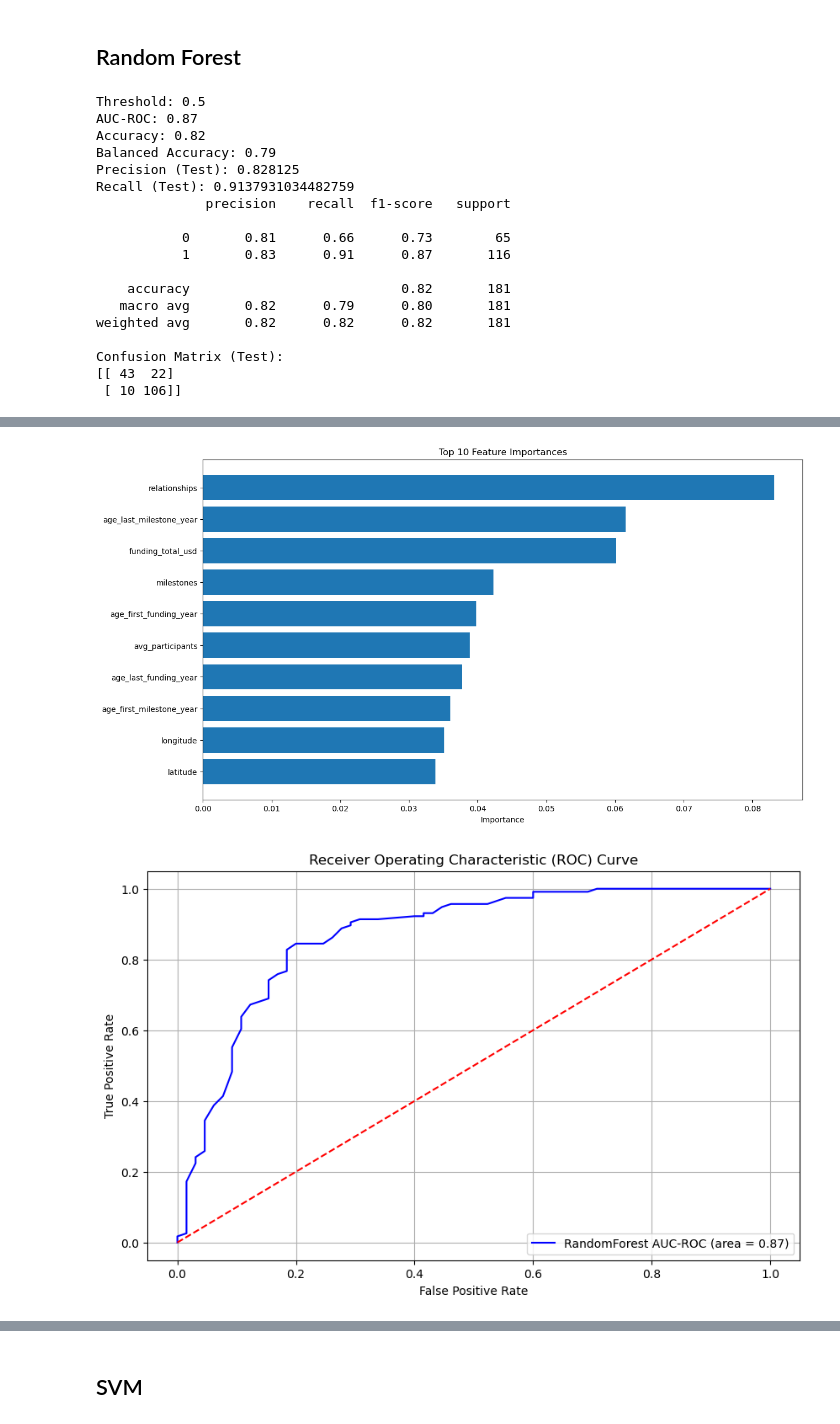
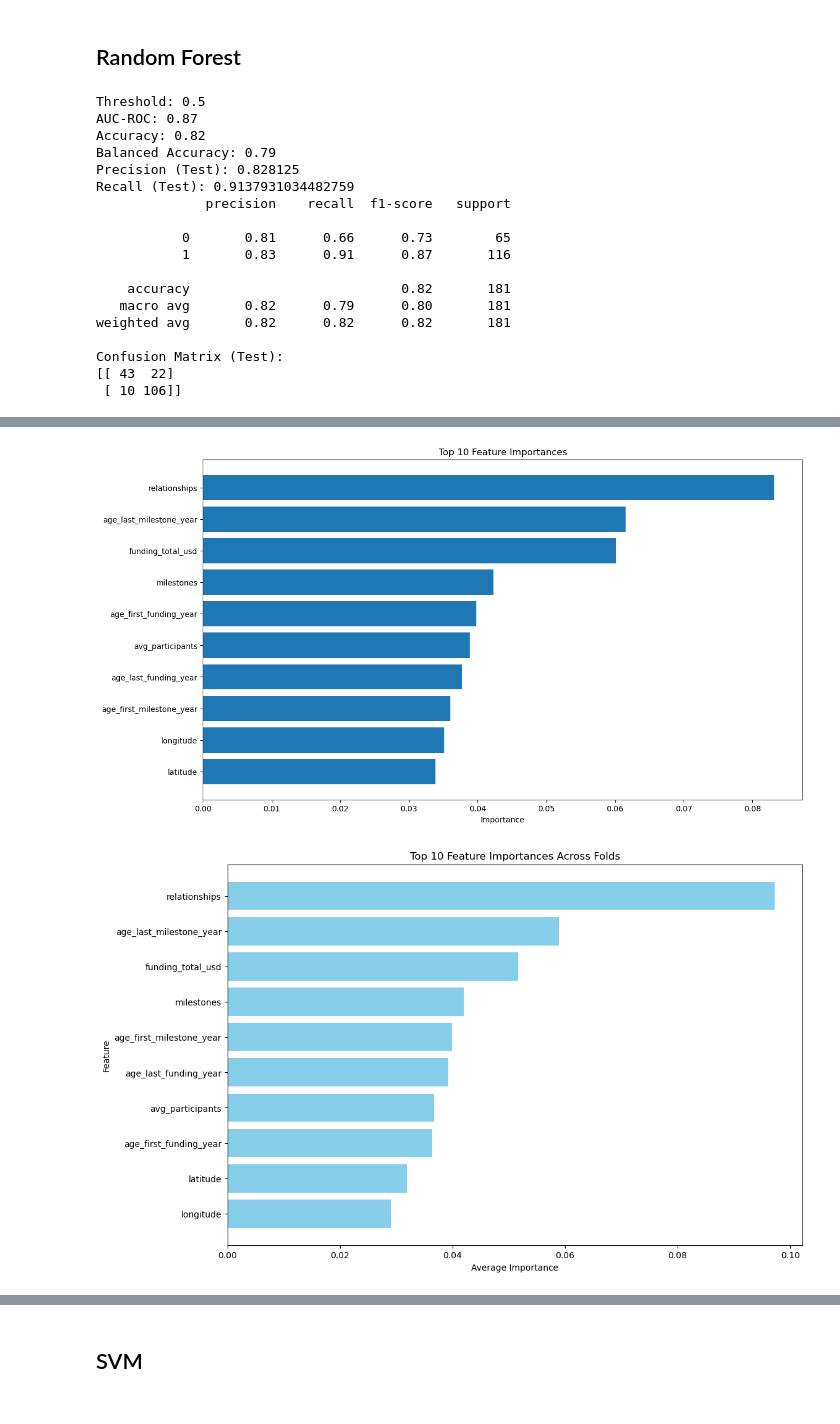
Before and after one commit to MayaVB/Applied_DS_Project, a Jupyter notebook: notebooks/main(20).ipynb, the cells around one changed output, grey strips where cells are left out. Saved outputs shown, nothing was run; the diff lists cells and outputs as text; code cells hidden in the pictures.

```diff
--- a/notebooks/main(20).ipynb
+++ b/notebooks/main(20).ipynb
@@ -349,31 +349,32 @@ rf_clf.fit(X_train, y_train)
 rf_pred, rf_prob = predict_model(rf_clf, X_test)
 metrics['RandomForest'] = evaluate_model(y_test, rf_pred, rf_prob, threshold=0.5)
 metrics['RandomForest']['Kappa'] = round(cv_results_rf['mean_kappa'], 2)
 
 # Plot feature importances
 plot_feature_importances(rf_clf, feature_names=X.columns, num_of_features=10)
+plot_feature_importances_kfold_agg(cv_results_rf['feature_importances'], feature_names)
 
 # Plot AUC-ROC curve
 plot_auc_roc_curve(y_test, rf_prob, model_name='RandomForest')
 # %% [output]
 Threshold: 0.5
 AUC-ROC: 0.87
 Accuracy: 0.82
 Balanced Accuracy: 0.79
 Precision (Test): 0.828125
 Recall (Test): 0.9137931034482759
               precision    recall  f1-score   support
 
            0       0.81      0.66      0.73        65
            1       0.83      0.91      0.87       116
 
     accuracy                           0.82       181
    macro avg       0.82      0.79      0.80       181
 weighted avg       0.82      0.82      0.82       181
 
 Confusion Matrix (Test):
 [[ 43  22]
  [ 10 106]]
 [figure]
 [figure]
-[figure, old version]
+[figure, new version]
```
Also changed, not shown: parts of 5 cells of this notebook, 2 other files.
